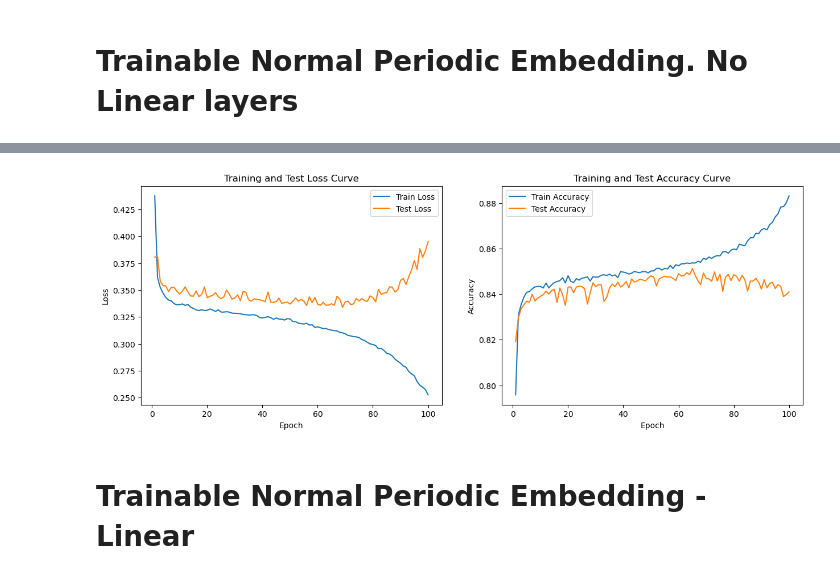
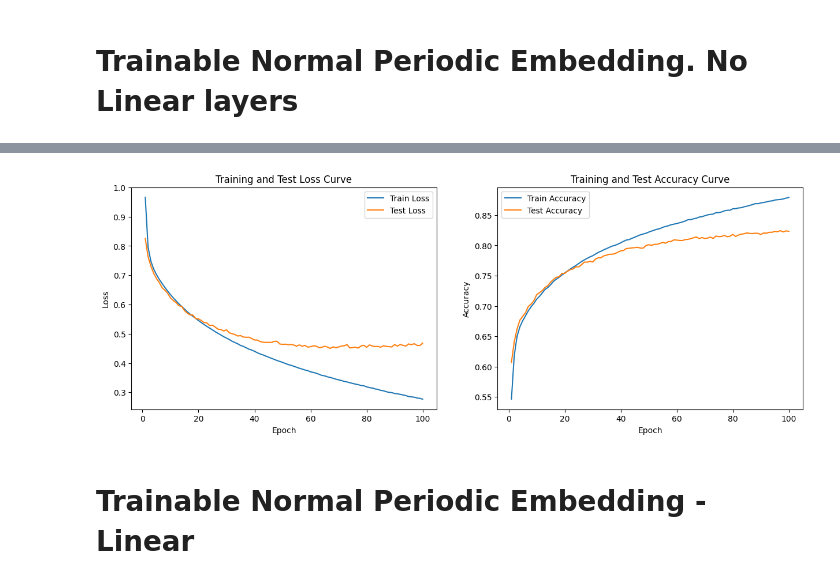
Before and after one commit to Colorado-Mesa-University-Cybersecurity/CAT-Transformer, a Jupyter notebook: rff_experiments/covertype.ipynb, the cells around one changed output, grey strips where cells are left out. Drawn from its saved outputs; the diff is of its cells as text; code cells hidden in the pictures.

Commit message:
embeddings for covertype done

```diff
--- a/rff_experiments/covertype.ipynb
+++ b/rff_experiments/covertype.ipynb
@@ -19,13 +19,13 @@ from typing import Literal
 
 device_in_use='cuda'
 # %%
-# df_train = pd.read_csv('/home/cscadmin/CyberResearch/CAT-Transformer/datasets/covertype/train.csv')
-# df_test = pd.read_csv('/home/cscadmin/CyberResearch/CAT-Transformer/datasets/covertype/test.csv')
-# df_val = pd.read_csv('/home/cscadmin/CyberResearch/CAT-Transformer/datasets/covertype/validation.csv') #READ FROM RIGHT SPOT
+df_train = pd.read_csv('/home/cscadmin/CyberResearch/CAT-Transformer/datasets/covertype/train.csv')
+df_test = pd.read_csv('/home/cscadmin/CyberResearch/CAT-Transformer/datasets/covertype/test.csv')
+df_val = pd.read_csv('/home/cscadmin/CyberResearch/CAT-Transformer/datasets/covertype/validation.csv') #READ FROM RIGHT SPOT
 
-df_train = pd.read_csv(r'C:\Users\smbm2\projects\CAT-Transformer\datasets\covertype\train.csv')
-df_test = pd.read_csv(r'C:\Users\smbm2\projects\CAT-Transformer\datasets\covertype\test.csv')
-df_val = pd.read_csv(r'C:\Users\smbm2\projects\CAT-Transformer\datasets\covertype\validation.csv') #READ FROM RIGHT SPOT
+# df_train = pd.read_csv(r'C:\Users\smbm2\projects\CAT-Transformer\datasets\covertype\train.csv')
+# df_test = pd.read_csv(r'C:\Users\smbm2\projects\CAT-Transformer\datasets\covertype\test.csv')
+# df_val = pd.read_csv(r'C:\Users\smbm2\projects\CAT-Transformer\datasets\covertype\validation.csv') #READ FROM RIGHT SPOT
 # %%
 cont_columns = ['Elevation', 'Aspect', 'Slope', 'Horizontal_Distance_To_Hydrology',
        'Vertical_Distance_To_Hydrology', 'Horizontal_Distance_To_Roadways',
@@ -455,10 +455,10 @@ class CATTransformer(nn.Module):
             self.embeddings = EmbeddingsRFFforIndividualFeatures(rff_on=rff_on, sigma=sigma, embed_size=embed_size, input_size=input_size,
                                      n_cont=n_cont, num_target_labels=len(targets_classes), linear_on=linear_on)
         elif embedding_scheme == 'log-linear_periodic':
-            self.embeddings = PeriodicActivation(sigma=sigma, embed_size=embed_size, input_size=input_size, n_cont=n_cont,
+            self.embeddings = PeriodicActivation(sigma=sigma, embed_size=embed_size, n_cont=n_cont,
                                                  num_target_labels=len(target_classes),trainable=trainable,initialization='log-linear', linear_on=linear_on)
         elif embedding_scheme == 'normal_periodic':
-            self.embeddings = PeriodicActivation(sigma=sigma, embed_size=embed_size, input_size=input_size, n_cont=n_cont,
+            self.embeddings = PeriodicActivation(sigma=sigma, embed_size=embed_size, n_cont=n_cont,
                                                  num_target_labels=len(target_classes),trainable=trainable,initialization='normal',linear_on=linear_on)
         else:
             self.embeddings = EmbeddingsRFFforAllFeatures(rff_on=rff_on, sigma=sigma, embed_size=embed_size, input_size=input_size,
@@ -1073,7 +1089,8 @@ model = CATTransformer(rff_on=True,
                        n_cont=len(cont_columns),
 
                        embedding_scheme='normal_periodic',
-                       trainable=True).to(device_in_use)
+                       trainable=True,
+                       linear_on=False).to(device_in_use)
 
 def format_metric(value): # Used to format the metrics output
     return f"{value:.5f}"
@@ -1162,4 +1179,4 @@ Best F1 0.8463242646199526
-[figure, old version]
+[figure, new version]
 # %% [markdown]
 # Trainable Normal Periodic Embedding - Linear
 # %%
```
Also changed, not shown: parts of 12 cells of this notebook.
